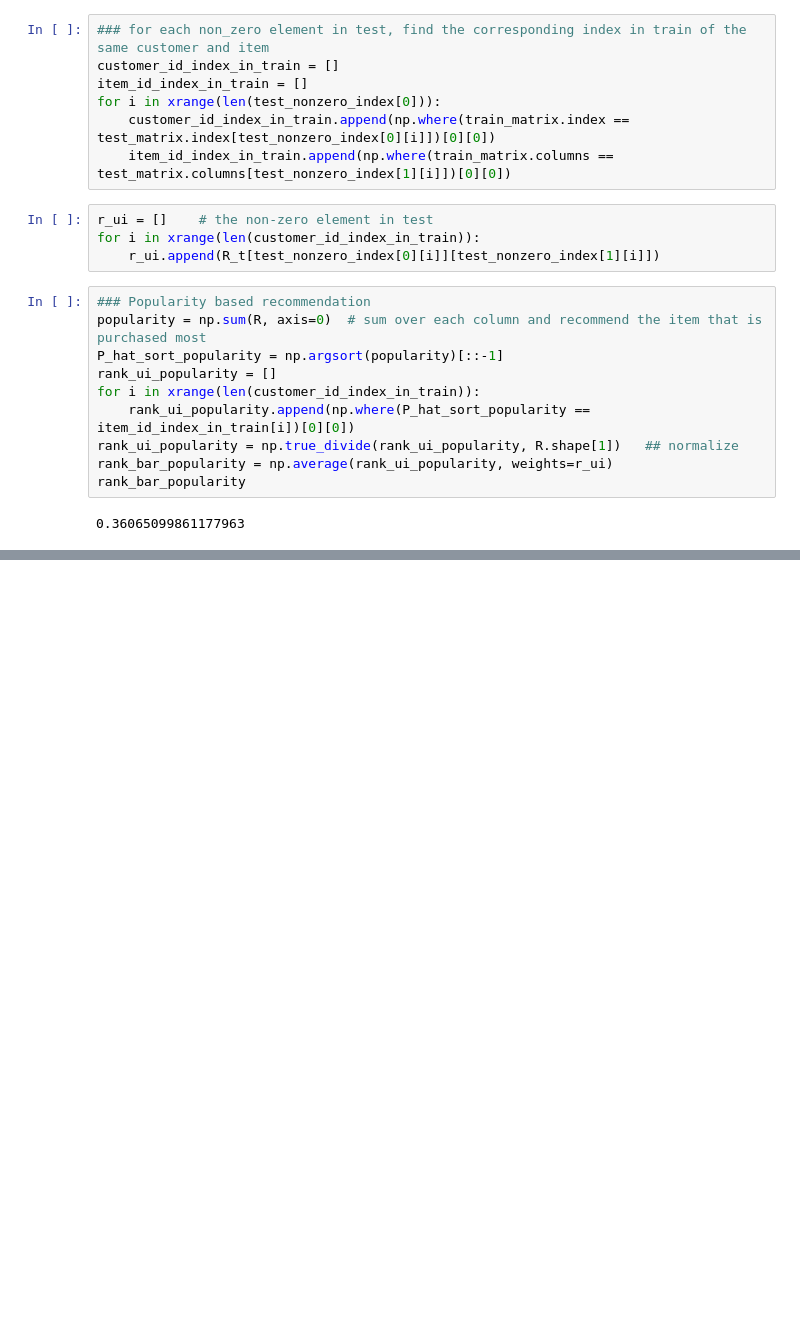
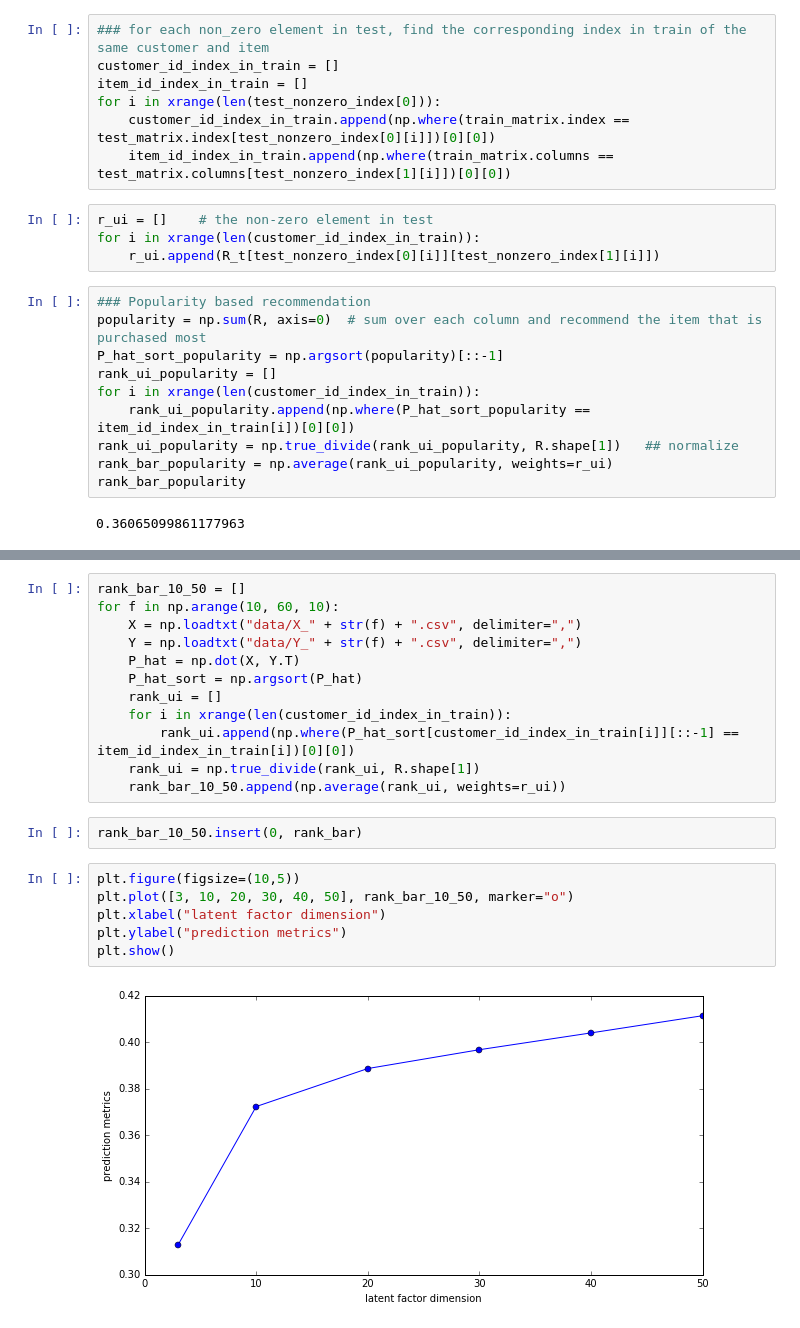
Before and after one commit to owen-hzy/recommendation, a Jupyter notebook: evaluation.ipynb, the cells around one changed output, grey strips where cells are left out. Cells and saved outputs as stored; diff of their text form; blank space fills up the shorter version.

```diff
--- a/evaluation.ipynb
+++ b/evaluation.ipynb
@@ -142,0 +177,22 @@ plt.show()
+# %%
+rank_bar_10_50 = []
+for f in np.arange(10, 60, 10):
+    X = np.loadtxt("data/X_" + str(f) + ".csv", delimiter=",")
+    Y = np.loadtxt("data/Y_" + str(f) + ".csv", delimiter=",")
+    P_hat = np.dot(X, Y.T)
+    P_hat_sort = np.argsort(P_hat)
+    rank_ui = []
+    for i in xrange(len(customer_id_index_in_train)):
+        rank_ui.append(np.where(P_hat_sort[customer_id_index_in_train[i]][::-1] == item_id_index_in_train[i])[0][0])
+    rank_ui = np.true_divide(rank_ui, R.shape[1])
+    rank_bar_10_50.append(np.average(rank_ui, weights=r_ui))
+# %%
+rank_bar_10_50.insert(0, rank_bar)
+# %%
+plt.figure(figsize=(10,5))
+plt.plot([3, 10, 20, 30, 40, 50], rank_bar_10_50, marker="o")
+plt.xlabel("latent factor dimension")
+plt.ylabel("prediction metrics")
+plt.show()
+# %% [output]
+[figure, added]
```
Also changed, not shown: parts of 5 cells of this notebook, 6 other files.
